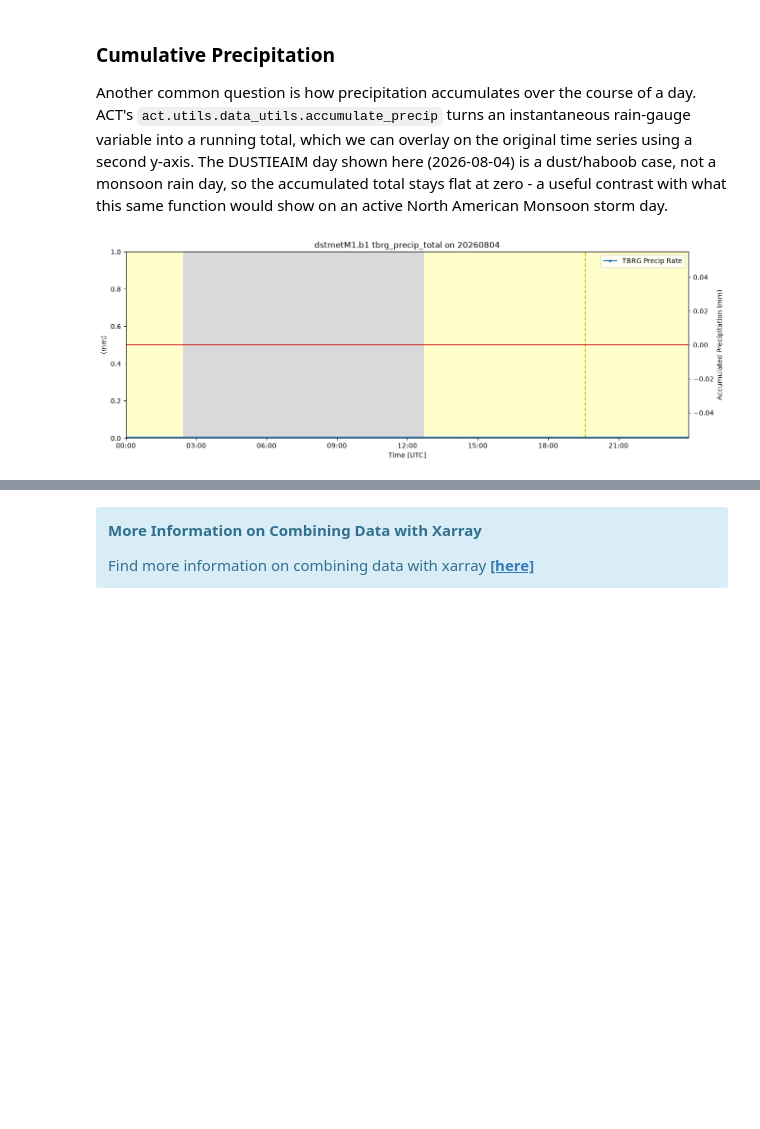
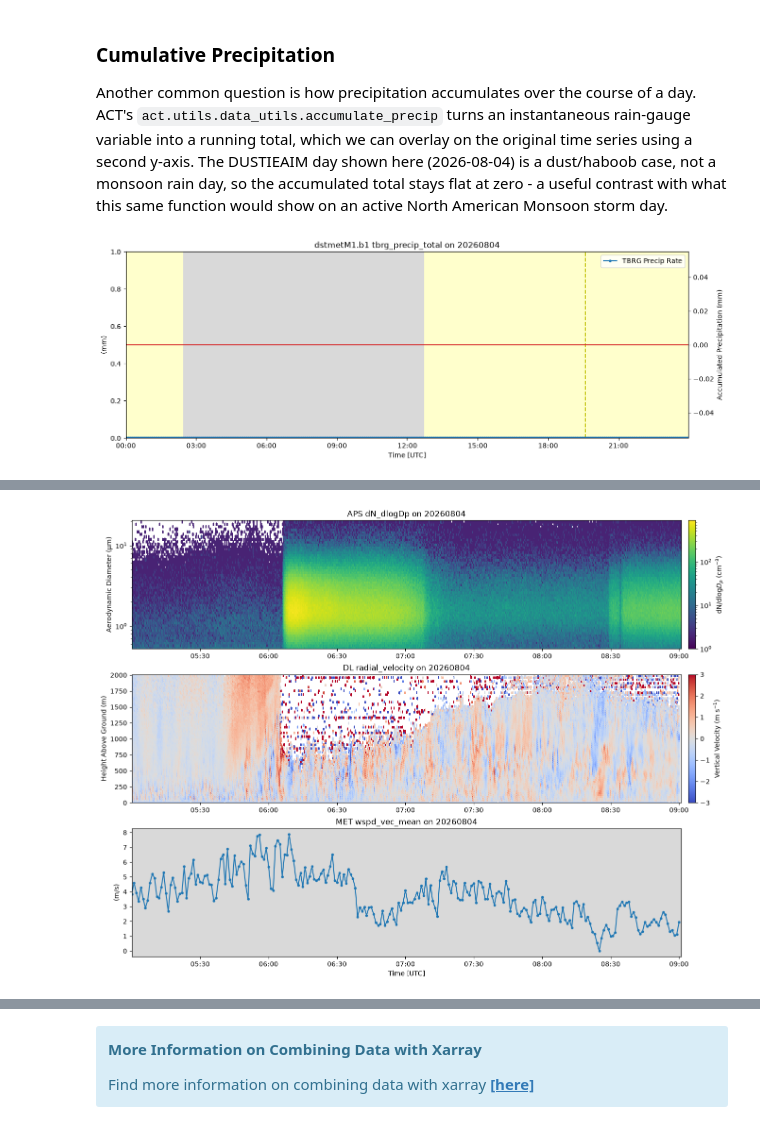
Before and after one commit to ARM-Development/ARM-Notebooks, a Jupyter notebook: Tutorials/AAAR-2026-ACT-Tutorial/ACT-Basics-DUSTIEAIM.ipynb, the cells around one changed output, grey strips where cells are left out. Saved outputs shown, nothing was run; the diff lists cells and outputs as text; code cells hidden in the pictures; blank space fills up the shorter version.

```diff
--- a/Tutorials/AAAR-2026-ACT-Tutorial/ACT-Basics-DUSTIEAIM.ipynb
+++ b/Tutorials/AAAR-2026-ACT-Tutorial/ACT-Basics-DUSTIEAIM.ipynb
@@ -151,14 +171,23 @@ else:
 # Set the datastream and start/enddates
 aps_datastream = 'dstaosapsM1.b1'
 met_datastream = "dstmetM1.b1"
+dl_datastream = "dstdlfptM1.b1"
 
 startdate = '2026-08-04'
 enddate = '2026-08-04'
+
+# The Doppler lidar files are hourly and large, so rather than pulling the whole
+# day we narrow to the window around the dust event.  ACT's downloader accepts a
+# time on the start/end dates, which the ARM Live webservice uses to filter files
+dl_startdate = '2026-08-04T05:00:00'
+dl_enddate = '2026-08-04T09:00:00'
 
 # Use ACT to easily download the data.  Watch for the data citation!  Show some support
 # for ARM's instrument experts and cite their data if you use it in a publication
 result_aps = act.discovery.download_arm_data(arm_username, arm_token, aps_datastream, startdate, enddate)
 result_met = act.discovery.download_arm_data(arm_username, arm_token, met_datastream, startdate, enddate)
+
+result_dl = act.discovery.download_arm_data(arm_username, arm_token, dl_datastream, dl_startdate, dl_enddate)
 # %% [output]
 [DOWNLOADING] dstaosapsM1.b1.20260804.000000.nc
 
@@ -187,6 +216,9 @@ Facility. https://doi.org/10.5439/1786358
 ds_aps = act.io.read_arm_netcdf(result_aps)
 ds_met = act.io.read_arm_netcdf(result_met)
 
+# ACT concatenates the hourly Doppler lidar files along the time dimension
+ds_dl = act.io.read_arm_netcdf(result_dl)
+
 ds_aps
 # %% [output]
 <xarray.Dataset> Size: 51MB
@@ -401,0 +429,56 @@ plt.show()
+# %%
+# Narrow every dataset to the same window so the three panels line up
+plot_start = '2026-08-04T05:00'
+plot_end = '2026-08-04T09:00'
+
+ds_aps_sub = ds_aps.sel(time=slice(plot_start, plot_end))
+ds_met_sub = ds_met.sel(time=slice(plot_start, plot_end))
+
+# The lidar needs aerosol to scatter from, so returns above the aerosol layer are
+# noise.  Screen on intensity (signal-to-noise ratio + 1) and trim to the
+# boundary layer, where the signal actually lives
+ds_dl_sub = ds_dl.sel(time=slice(plot_start, plot_end), range=slice(0, 2000))
+ds_dl_sub['radial_velocity'] = ds_dl_sub['radial_velocity'].where(
+    ds_dl_sub['intensity'] > 1.01
+)
+
+# Three datasets this time, passed in the same dictionary style as before
+display = act.plotting.TimeSeriesDisplay(
+    {'APS': ds_aps_sub, 'DL': ds_dl_sub, 'MET': ds_met_sub},
+    figsize=(15, 12),
+    subplot_shape=(3,),
+)
+
+# Top panel - the APS number size distribution, same as the multi-panel plot above
+display.plot(
+    'dN_dlogDp',
+    dsname='APS',
+    subplot_index=(0,),
+    cmap='viridis',
+    norm=colors.LogNorm(vmin=1, vmax=float(ds_aps_sub['dN_dlogDp'].max())),
+    cbar_label=r'dN/dlog$D_p$ (cm$^{-3}$)',
+    ylabel='Aerodynamic Diameter (µm)',
+)
+display.axes[0].set_yscale('log')
+
+# Middle panel - vertical velocity.  Use a diverging colormap centered on zero so
+# updrafts and downdrafts are easy to tell apart, and clip the range so the
+# everyday turbulence isn't washed out by a handful of extreme values
+display.plot(
+    'radial_velocity',
+    dsname='DL',
+    subplot_index=(1,),
+    cmap='coolwarm',
+    vmin=-3,
+    vmax=3,
+    cbar_label='Vertical Velocity (m s$^{-1}$)',
+    ylabel='Height Above Ground (m)',
+)
+
+# Bottom panel - surface wind speed from the MET
+display.plot('wspd_vec_mean', dsname='MET', subplot_index=(2,))
+display.day_night_background(dsname='MET', subplot_index=(2,))
+
+plt.show()
+# %% [output]
+[figure, added]
```
Also changed, not shown: parts of 19 cells of this notebook, 4 other files.
